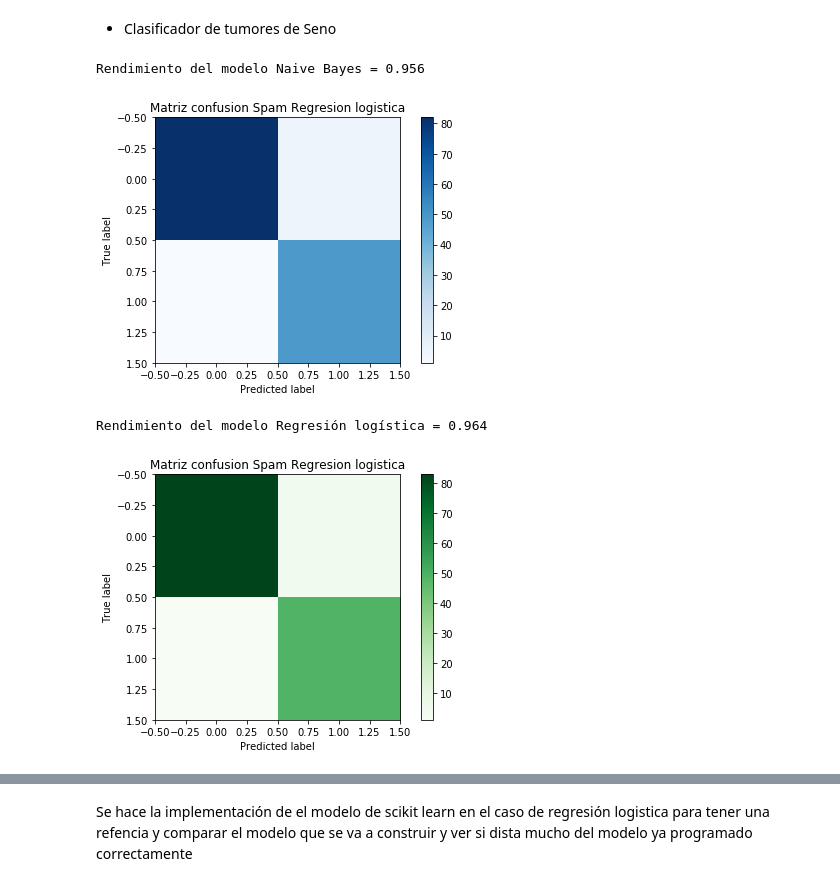
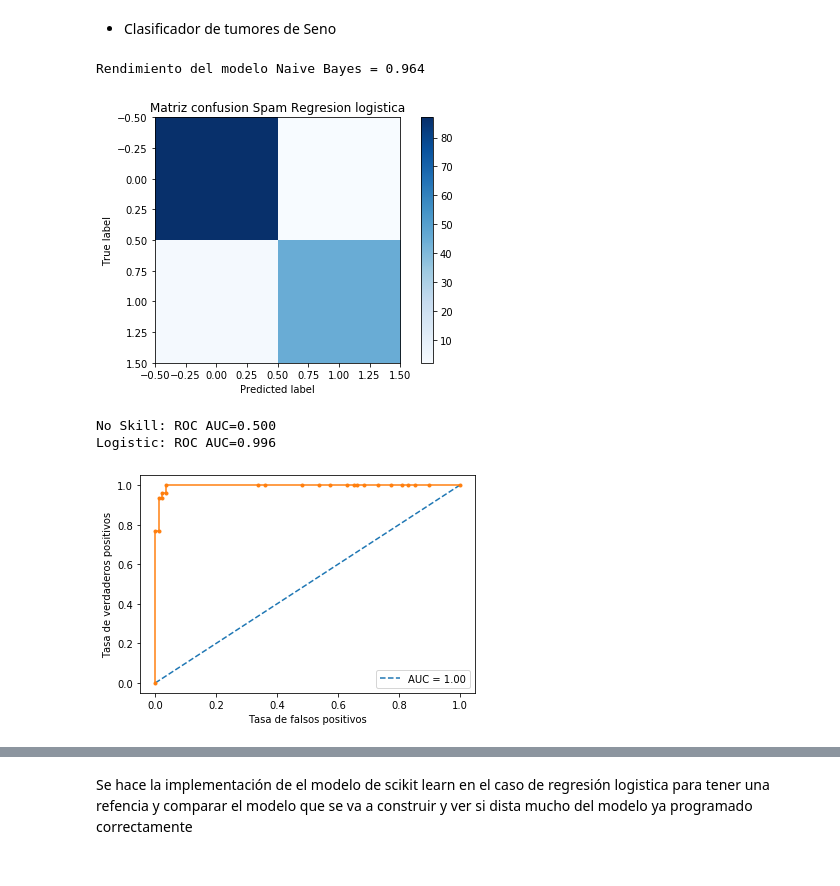
Before and after one commit to jomen93/ML, a Jupyter notebook: Tarea_3/Tarea_3_3.ipynb, the cells around one changed output, grey strips where cells are left out. Saved outputs shown, nothing was run; the diff lists cells and outputs as text; code cells hidden in the pictures.

```diff
--- a/Tarea_3/Tarea_3_3.ipynb
+++ b/Tarea_3/Tarea_3_3.ipynb
@@ -124,39 +192,52 @@ Rendimiento del modelo Regresión Logistica = 0.967
 # %%
 #Clasificacion de tumores de Seno
 
 # Modelo Bayesiano ingenuo
 X_trainNBc, X_testNBc, Y_trainNBc,Y_testNBc = train_test_split(x_data_c,x_target_c,test_size = 0.2)
 cancer_model_G = GaussianNB()
 cancer_model_G.fit(X_trainNBc,np.ravel(Y_trainNBc))
 print("Rendimiento del modelo Naive Bayes = {:.3f}".format(cancer_model_G.score(X_testNBc,Y_testNBc)))
 pred_prob_G = cancer_model_G.predict(X_testNBc)
 
 cms = confusion_matrix(Y_testNBc,pred_prob_G)
 plt.imshow(cms,interpolation = "nearest",cmap = plt.cm.Blues)
 plt.tight_layout()
 plt.ylabel('True label')
 plt.xlabel('Predicted label')
 plt.title("Matriz confusion Spam Regresion logistica")
 plt.colorbar()
 plt.show()
 
-#Modelo de regresion Logistica
-X_trainLRc, X_testLRc, Y_trainLRc,Y_testLRc = train_test_split(x_data_c,x_target_c,test_size = 0.2)
-cancer_model_G = LogisticRegression(random_state=0,solver= "liblinear")
-cancer_model_G.fit(X_trainLRc,np.ravel(Y_trainLRc))
-print("Rendimiento del modelo Regresión logística = {:.3f}".format(cancer_model_G.score(X_testLRc,Y_testLRc)))
-pred_prob_G = cancer_model_G.predict(X_testLRc)
 
-cms = confusion_matrix(Y_testLRc,pred_prob_G)
-plt.imshow(cms,interpolation = "nearest",cmap = plt.cm.Greens)
-plt.tight_layout()
-plt.ylabel('True label')
-plt.xlabel('Predicted label')
-plt.title("Matriz confusion Spam Regresion logistica")
-plt.colorbar()
+ns_probs = np.zeros(len(Y_testLRc))
+LR_probs = cancer_model_G.predict_proba(X_testNBc)
+LR_probs = LR_probs[:,1]
+
+Y_testNBc[Y_testNBc <=2] = 0
+Y_testNBc[Y_testNBc >=4] = 1
+
+ns_auc = roc_auc_score(Y_testNBc, ns_probs)
+lr_auc = roc_auc_score(Y_testNBc, LR_probs)
+
+
+print('No Skill: ROC AUC=%.3f' % (ns_auc))
+print('Logistic: ROC AUC=%.3f' % (lr_auc))
+
+ns_fpr, ns_tpr, _ = roc_curve(Y_testNBc, ns_probs)
+lr_fpr, lr_tpr, _ = roc_curve(Y_testNBc, LR_probs)
+roc_auc_ = auc(lr_fpr,lr_tpr)
+
+plt.plot(ns_fpr, ns_tpr, linestyle='--',label = 'AUC = %0.2f' % roc_auc_)
+plt.plot(lr_fpr, lr_tpr, marker='.')
+
+plt.xlabel('Tasa de falsos positivos')
+plt.ylabel('Tasa de verdaderos positivos')
+
+plt.legend()
 plt.show()
 # %% [output]
-Rendimiento del modelo Naive Bayes = 0.956
+Rendimiento del modelo Naive Bayes = 0.964
-[figure, old version]
+[figure, new version]
-Rendimiento del modelo Regresión logística = 0.964
+No Skill: ROC AUC=0.500
+Logistic: ROC AUC=0.996
-[figure, old version]
+[figure, new version]
```
Also changed, not shown: parts of 11 cells of this notebook, 2 other files.
